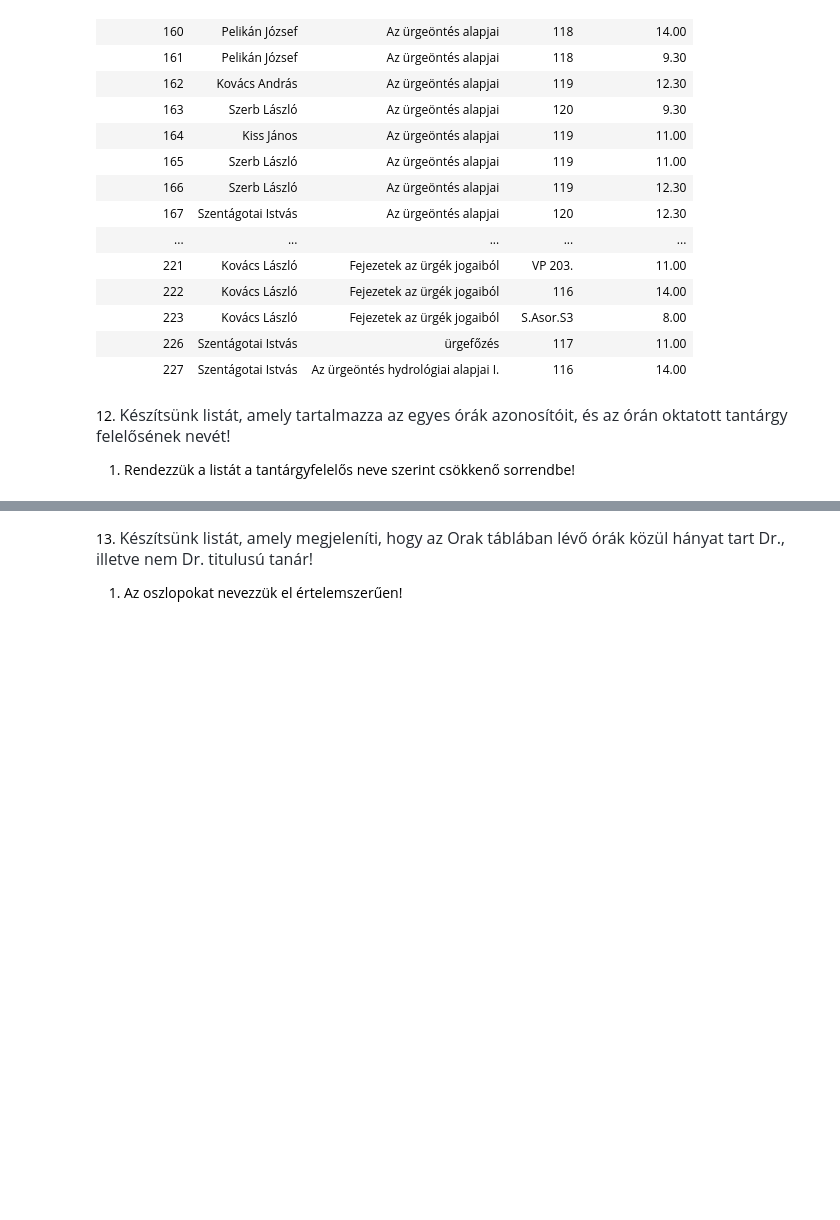
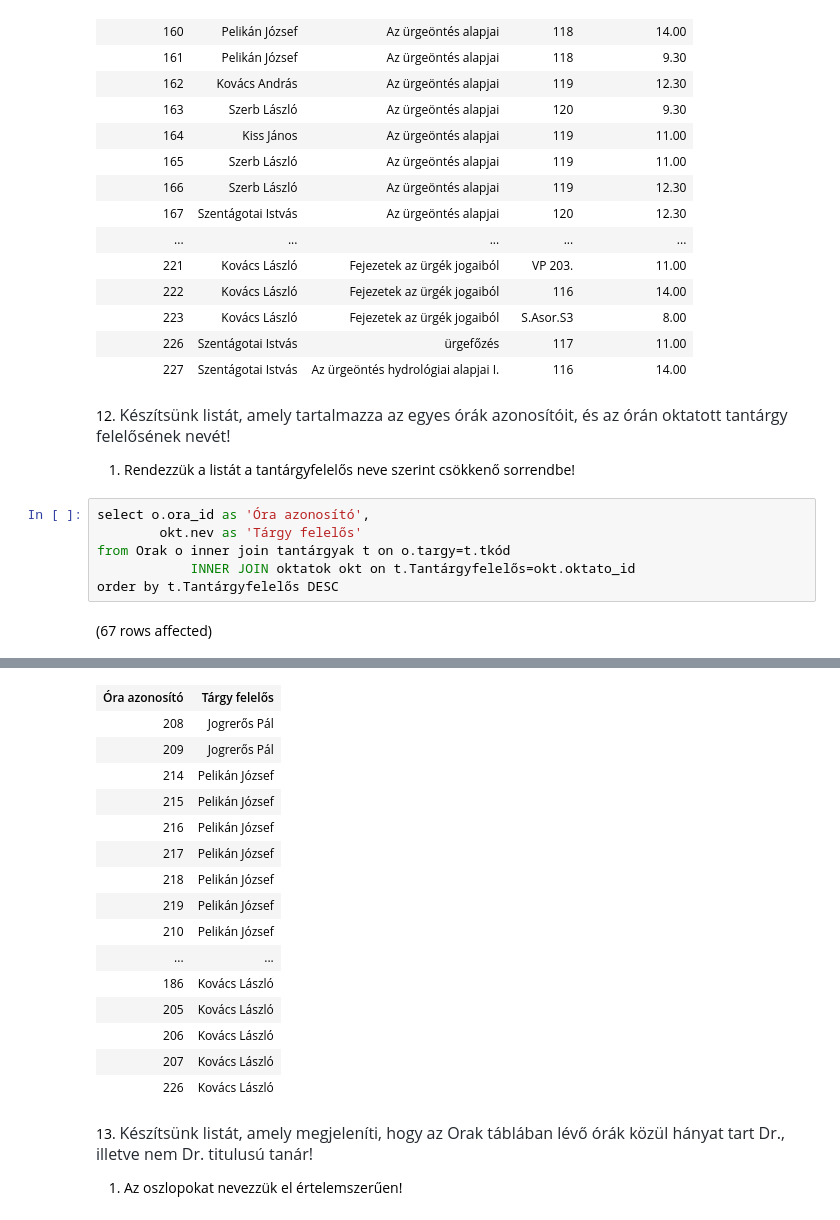
Before and after one commit to Mdorka22/gyakorlas_adatb, a Jupyter notebook: gyakorlat02_feladatok .ipynb, the cells around one changed output, grey strips where cells are left out. Saved outputs shown, nothing was run; the diff lists cells and outputs as text; blank space fills up the shorter version.

```diff
--- a/gyakorlat02_feladatok .ipynb
+++ b/gyakorlat02_feladatok .ipynb
@@ -276,3 +276,11 @@ Total execution time: 00:00:00.076
 12. <span style="color: rgb(36, 41, 47); font-family: -apple-system, BlinkMacSystemFont, &quot;Segoe UI&quot;, Helvetica, Arial, sans-serif, &quot;Apple Color Emoji&quot;, &quot;Segoe UI Emoji&quot;; font-size: 16px;">Készítsünk listát, amely tartalmazza az egyes órák azonosítóit, és az órán oktatott tantárgy felelősének nevét!</span>
 
 1. Rendezzük a listát a tantárgyfelelős neve szerint csökkenő sorrendbe!
+# %%
+select o.ora_id as 'Óra azonosító',
+        okt.nev as 'Tárgy felelős'
+from Orak o inner join tantárgyak t on o.targy=t.tkód
+            INNER JOIN oktatok okt on t.Tantárgyfelelős=okt.oktato_id
+order by t.Tantárgyfelelős DESC
+# %% [output]
+(67 rows affected)
@@ -279,3 +288,19 @@ Total execution time: 00:00:00.076
+| Óra azonosító | Tárgy felelős |
+| 208 | Jogrerős Pál |
+| 209 | Jogrerős Pál |
+| 214 | Pelikán József |
+| 215 | Pelikán József |
+| 216 | Pelikán József |
+| 217 | Pelikán József |
+| 218 | Pelikán József |
+| 219 | Pelikán József |
+| 210 | Pelikán József |
+| ... | ... |
+| 186 | Kovács László |
+| 205 | Kovács László |
+| 206 | Kovács László |
+| 207 | Kovács László |
+| 226 | Kovács László |
 # %% [markdown]
 13. <span style="color: rgb(36, 41, 47); font-family: -apple-system, BlinkMacSystemFont, &quot;Segoe UI&quot;, Helvetica, Arial, sans-serif, &quot;Apple Color Emoji&quot;, &quot;Segoe UI Emoji&quot;; font-size: 16px;">Készítsünk listát, amely megjeleníti, hogy az Orak táblában lévő órák közül hányat tart Dr., illetve nem Dr. titulusú tanár!</span>
 
```
Also changed, not shown: parts of 2 cells of this notebook.
